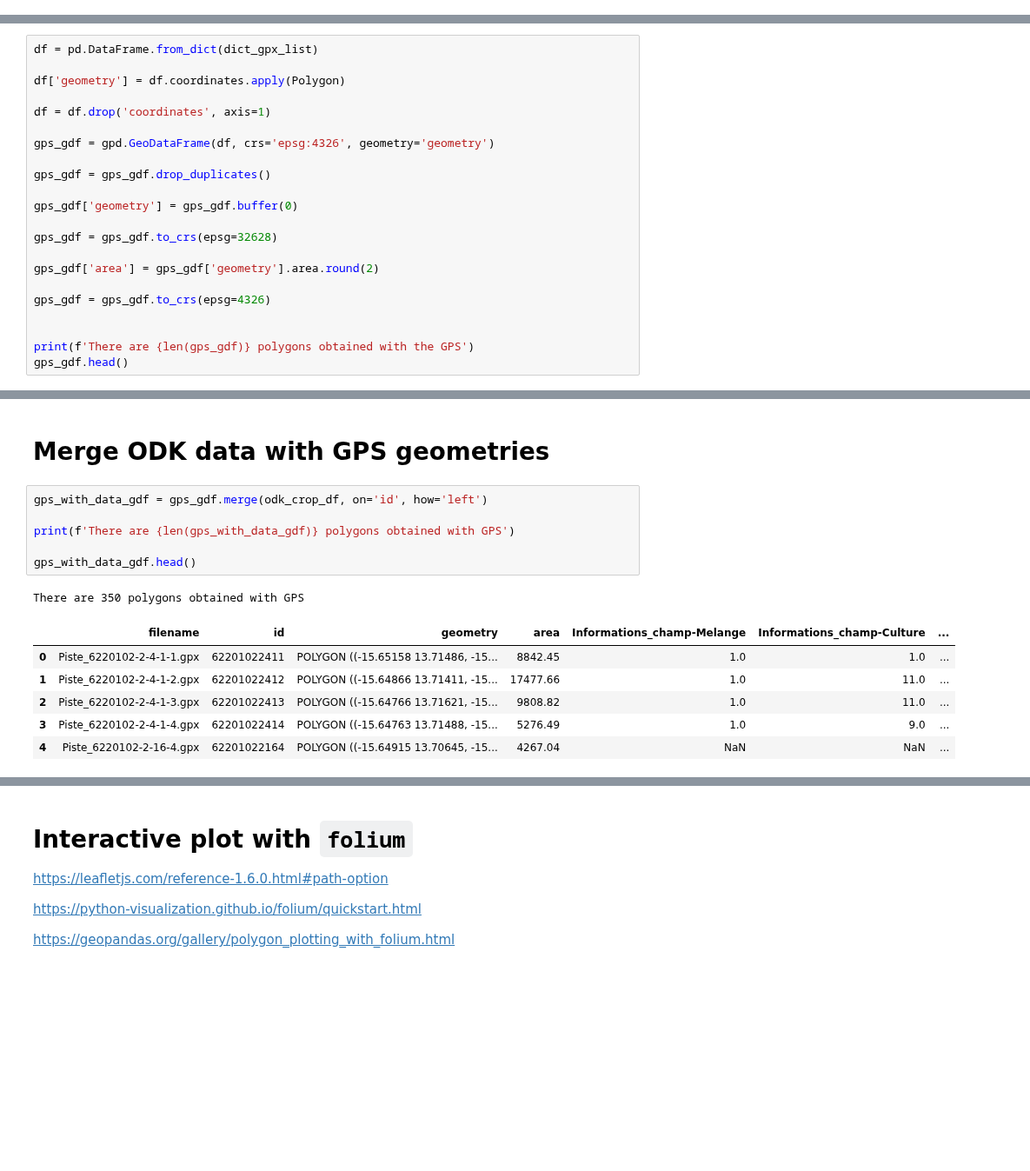
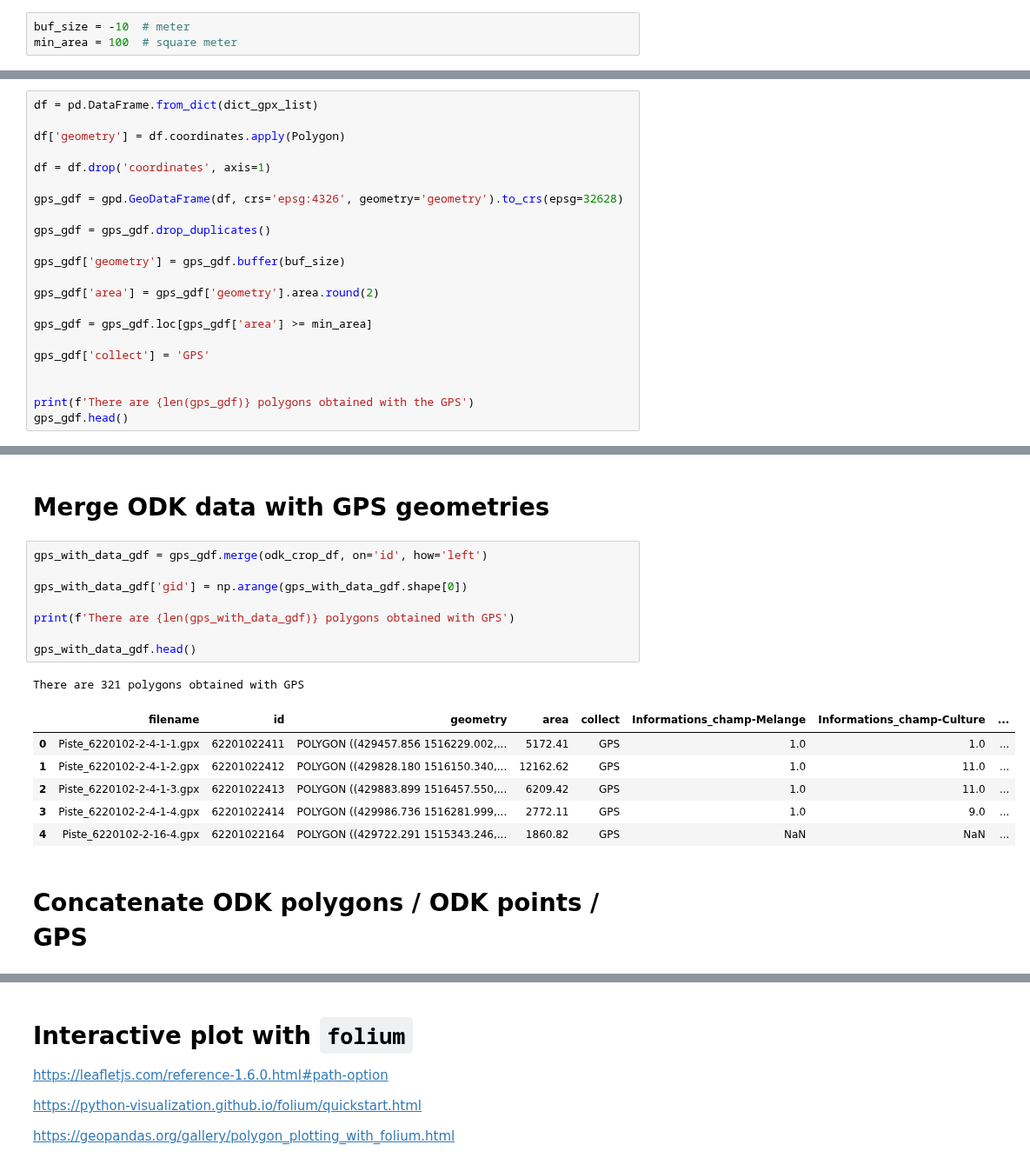
Before and after one commit to nicolasdeffense/eo-toolbox, a Jupyter notebook: notebooks_working/EOStat/clean_in_situ_senegal.ipynb, the cells around one changed output, grey strips where cells are left out. Shown at 87% size. Cells and saved outputs as stored; diff of their text form; blank space fills up the shorter version.

```diff
--- a/notebooks_working/EOStat/clean_in_situ_senegal.ipynb
+++ b/notebooks_working/EOStat/clean_in_situ_senegal.ipynb
@@ -41,3 +44,6 @@ map_html_output = f'{path}Output_Nico/odk_gps_with_data.html'
+# %%
+buf_size = -10  # meter
+min_area = 100  # square meter
 # %% [markdown]
 # Open Look-up-Table
 # %%
@@ -116,17 +121,17 @@ df['geometry'] = df.coordinates.apply(Polygon)
 
 df = df.drop('coordinates', axis=1)
 
-gps_gdf = gpd.GeoDataFrame(df, crs='epsg:4326', geometry='geometry')
+gps_gdf = gpd.GeoDataFrame(df, crs='epsg:4326', geometry='geometry').to_crs(epsg=32628)
 
 gps_gdf = gps_gdf.drop_duplicates()
 
-gps_gdf['geometry'] = gps_gdf.buffer(0)
-
-gps_gdf = gps_gdf.to_crs(epsg=32628)
+gps_gdf['geometry'] = gps_gdf.buffer(buf_size)
 
 gps_gdf['area'] = gps_gdf['geometry'].area.round(2)
 
-gps_gdf = gps_gdf.to_crs(epsg=4326)
+gps_gdf = gps_gdf.loc[gps_gdf['area'] >= min_area]
+
+gps_gdf['collect'] = 'GPS'
 
 
 print(f'There are {len(gps_gdf)} polygons obtained with the GPS')
@@ -275,15 +298,19 @@ There are 231 polygons obtained with the tablet (ODK)
 # Merge ODK data with GPS geometries
 # %%
 gps_with_data_gdf = gps_gdf.merge(odk_crop_df, on='id', how='left')
+
+gps_with_data_gdf['gid'] = np.arange(gps_with_data_gdf.shape[0])
 
 print(f'There are {len(gps_with_data_gdf)} polygons obtained with GPS')
 
 gps_with_data_gdf.head()
 # %% [output]
-There are 350 polygons obtained with GPS
+There are 321 polygons obtained with GPS
-|  | filename | id | geometry | area | Informations_champ-Melange | Informations_champ-Culture | ... |
-| 0 | Piste_6220102-2-4-1-1.gpx | 62201022411 | POLYGON ((-15.65158 13.71486, -15... | 8842.45 | 1.0 | 1.0 | ... |
-| 1 | Piste_6220102-2-4-1-2.gpx | 62201022412 | POLYGON ((-15.64866 13.71411, -15... | 17477.66 | 1.0 | 11.0 | ... |
-| 2 | Piste_6220102-2-4-1-3.gpx | 62201022413 | POLYGON ((-15.64766 13.71621, -15... | 9808.82 | 1.0 | 11.0 | ... |
-| 3 | Piste_6220102-2-4-1-4.gpx | 62201022414 | POLYGON ((-15.64763 13.71488, -15... | 5276.49 | 1.0 | 9.0 | ... |
-| 4 | Piste_6220102-2-16-4.gpx | 62201022164 | POLYGON ((-15.64915 13.70645, -15... | 4267.04 | NaN | NaN | ... |
+|  | filename | id | geometry | area | collect | Informations_champ-Melange | Informations_champ-Culture | ... |
+| 0 | Piste_6220102-2-4-1-1.gpx | 62201022411 | POLYGON ((429457.856 1516229.002,... | 5172.41 | GPS | 1.0 | 1.0 | ... |
+| 1 | Piste_6220102-2-4-1-2.gpx | 62201022412 | POLYGON ((429828.180 1516150.340,... | 12162.62 | GPS | 1.0 | 11.0 | ... |
+| 2 | Piste_6220102-2-4-1-3.gpx | 62201022413 | POLYGON ((429883.899 1516457.550,... | 6209.42 | GPS | 1.0 | 11.0 | ... |
+| 3 | Piste_6220102-2-4-1-4.gpx | 62201022414 | POLYGON ((429986.736 1516281.999,... | 2772.11 | GPS | 1.0 | 9.0 | ... |
+| 4 | Piste_6220102-2-16-4.gpx | 62201022164 | POLYGON ((429722.291 1515343.246,... | 1860.82 | GPS | NaN | NaN | ... |
+# %% [markdown]
+# Concatenate ODK polygons / ODK points / GPS
```
Also changed, not shown: parts of 13 cells of this notebook, 1 other file.
